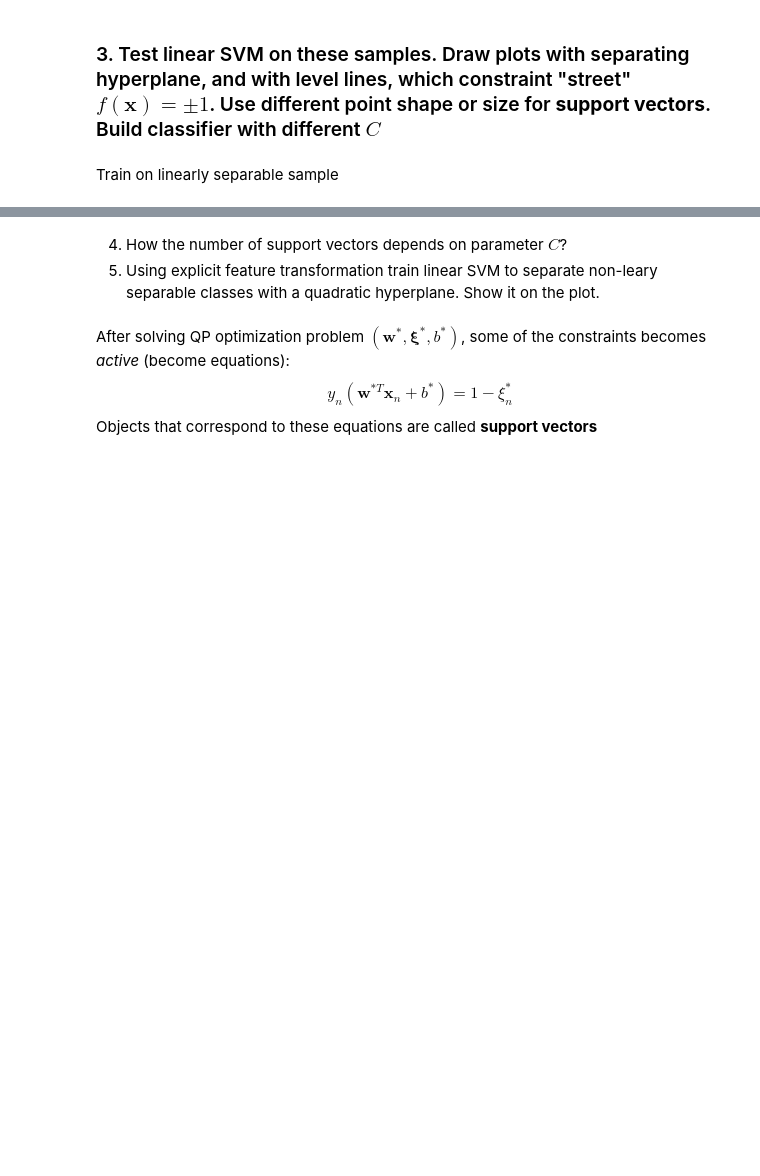
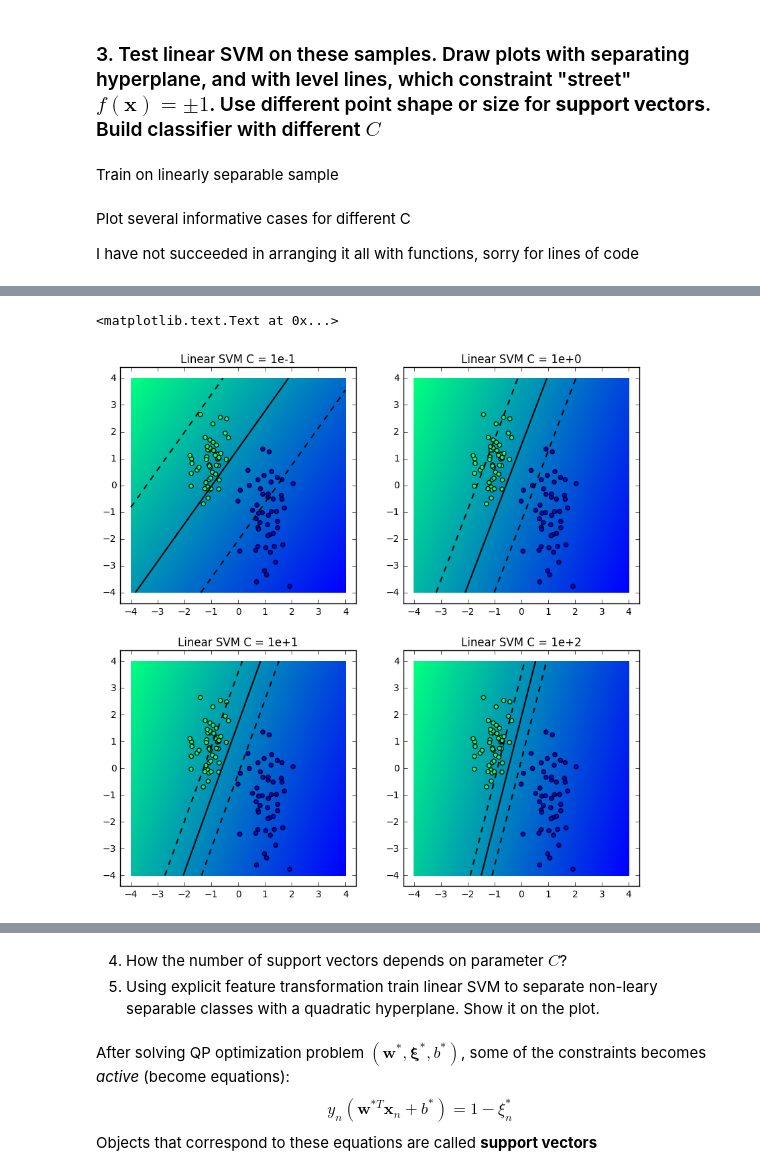
Before and after one commit to Anastasiia-Grishina/ML-DM, a Jupyter notebook: Grishina Anastasiia Lab #3 SVM (QP, Kernel trick).ipynb, the cells around one changed output, grey strips where cells are left out. Cells and saved outputs as stored; diff of their text form; code cells hidden in the pictures; blank space fills up the shorter version.

```diff
--- a/Grishina Anastasiia Lab #3 SVM (QP, Kernel trick).ipynb
+++ b/Grishina Anastasiia Lab #3 SVM (QP, Kernel trick).ipynb
@@ -517,0 +509,75 @@ def plot_hyperplane(model, train_X_y):
+# %% [markdown]
+Plot several informative cases for different C
+
+I have not succeeded in arranging it all with functions, sorry for lines of code
+# %%
+plt.figure(figsize=(10, 10))
+train_X_y = lin_sep
+
+xvals = np.linspace(-4, 4, 200)
+yvals = np.linspace(-4, 4, 200)
+
+#     print(zz)
+
+plt.subplot(221)
+model = LinearSVM ( C = 1e-2 )
+fit = model.fit(lin_sep['X'], lin_sep['y'])
+xx, yy = np.meshgrid(xvals, yvals)
+prob = model.predict_proba(np.c_[xx.ravel(), yy.ravel()])
+zz = np.reshape(prob, xx.shape)
+# Decision rule color encoding
+plt.pcolormesh(xx, yy, zz, cmap='winter', zorder=0)
+plt.scatter(train_X_y['X'][:,0], train_X_y['X'][:,1], c=train_X_y['y'], cmap='winter')
+# Level lines of 0.5
+plt.contour(xx, yy, zz+1, levels=(0.5,), colors='k', linewidths=1.5, zorder=1, linestyles='--')
+plt.contour(xx, yy, zz-1, levels=(0.5,), colors='k', linewidths=1.5, zorder=1, linestyles='--')
+plt.contour(xx, yy, zz, levels=(0.5,), colors='k', linewidths=1.5, zorder=1)
+_ = plt.title('Linear SVM C = 1e-1')
+
+
+plt.subplot(222)
+model = LinearSVM ( C = 1e-1 )
+fit = model.fit(lin_sep['X'], lin_sep['y'])
+prob = model.predict_proba(np.c_[xx.ravel(), yy.ravel()])
+zz = np.reshape(prob, xx.shape)
+# Decision rule color encoding
+plt.pcolormesh(xx, yy, zz, cmap='winter', zorder=0)
+
+# Level lines of 0.
+plt.scatter(train_X_y['X'][:,0], train_X_y['X'][:,1], c=train_X_y['y'], cmap='winter')
+plt.contour(xx, yy, zz+1, levels=(0.5,), colors='k', linewidths=1.5, zorder=1, linestyles='--')
+plt.contour(xx, yy, zz-1, levels=(0.5,), colors='k', linewidths=1.5, zorder=1, linestyles='--')
+plt.contour(xx, yy, zz, levels=(0.5,), colors='k', linewidths=1.5, zorder=1)
+_ = plt.title('Linear SVM C = 1e+0')
+
+plt.subplot(223)
+model = LinearSVM ( C = 1e+0 )
+fit = model.fit(lin_sep['X'], lin_sep['y'])
+prob = model.predict_proba(np.c_[xx.ravel(), yy.ravel()])
+zz = np.reshape(prob, xx.shape)
+# Decision rule color encoding
+plt.pcolormesh(xx, yy, zz, cmap='winter', zorder=0)
+
+# Level lines of 0.5
+plt.scatter(train_X_y['X'][:,0], train_X_y['X'][:,1], c=train_X_y['y'], cmap='winter')
+plt.contour(xx, yy, zz+1, levels=(0.5,), colors='k', linewidths=1.5, zorder=1, linestyles='--')
+plt.contour(xx, yy, zz-1, levels=(0.5,), colors='k', linewidths=1.5, zorder=1, linestyles='--')
+plt.contour(xx, yy, zz, levels=(0.5,), colors='k', linewidths=1.5, zorder=1)
+_ = plt.title('Linear SVM C = 1e+1')
+
+
+plt.subplot(224)
+model = LinearSVM ( C = 1e+1 )
+fit = model.fit(lin_sep['X'], lin_sep['y'])
+prob = model.predict_proba(np.c_[xx.ravel(), yy.ravel()])
+zz = np.reshape(prob, xx.shape)
+# Decision rule color encoding
+plt.pcolormesh(xx, yy, zz, cmap='winter', zorder=0)
+
+# Level lines of 0.5
+plt.scatter(train_X_y['X'][:,0], train_X_y['X'][:,1], c=train_X_y['y'], cmap='winter')
+plt.contour(xx, yy, zz+1, levels=(0.5,), colors='k', linewidths=1.5, zorder=1, linestyles='--')
+plt.contour(xx, yy, zz-1, levels=(0.5,), colors='k', linewidths=1.5, zorder=1, linestyles='--')
+plt.contour(xx, yy, zz, levels=(0.5,), colors='k', linewidths=1.5, zorder=1)
+plt.title('Linear SVM C = 1e+2')
+# %% [output]
@@ -517,0 +601,2 @@ def plot_hyperplane(model, train_X_y):
+<matplotlib.text.Text at 0x...>
+[figure, added]
```
Also changed, not shown: parts of 17 cells of this notebook.
